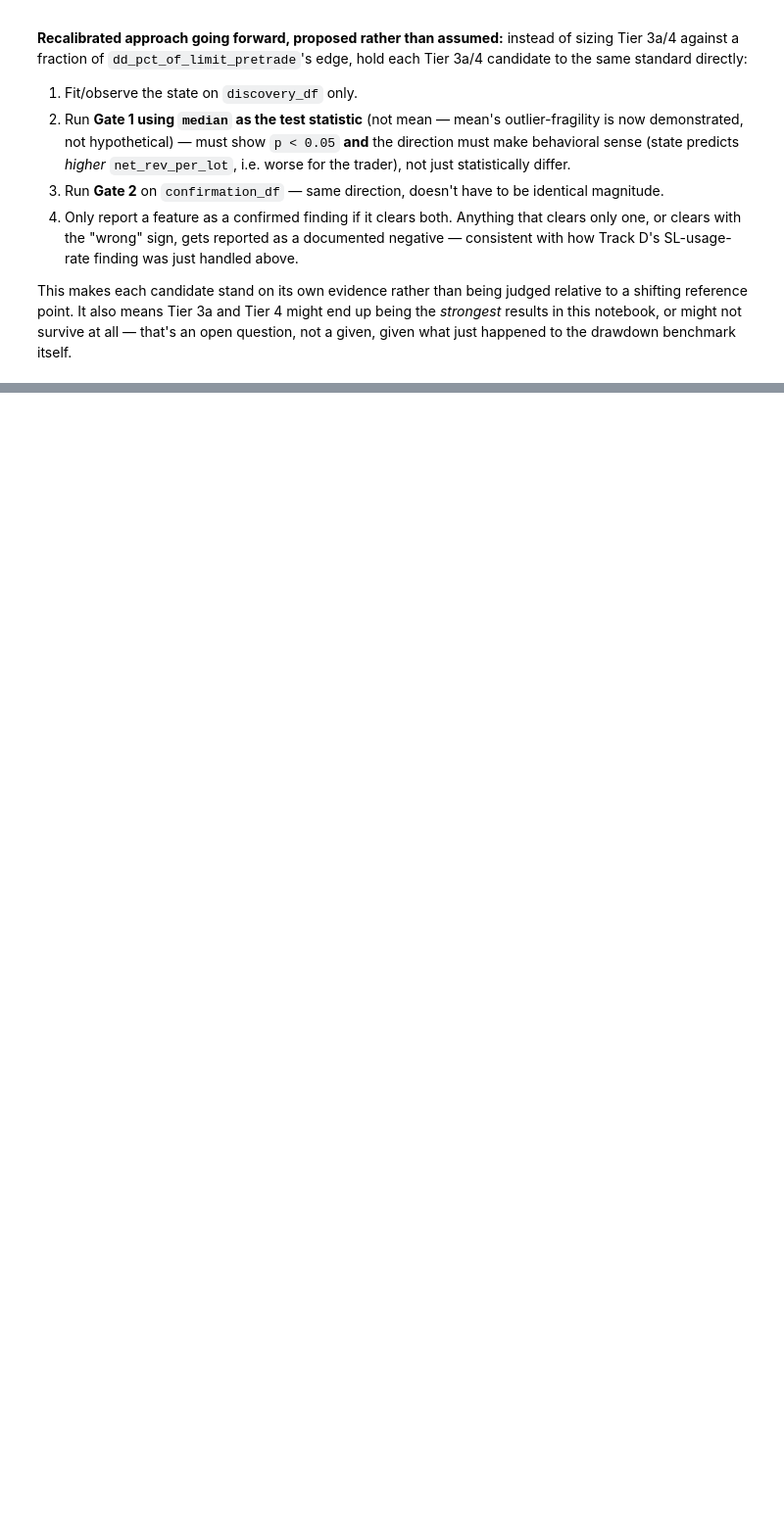
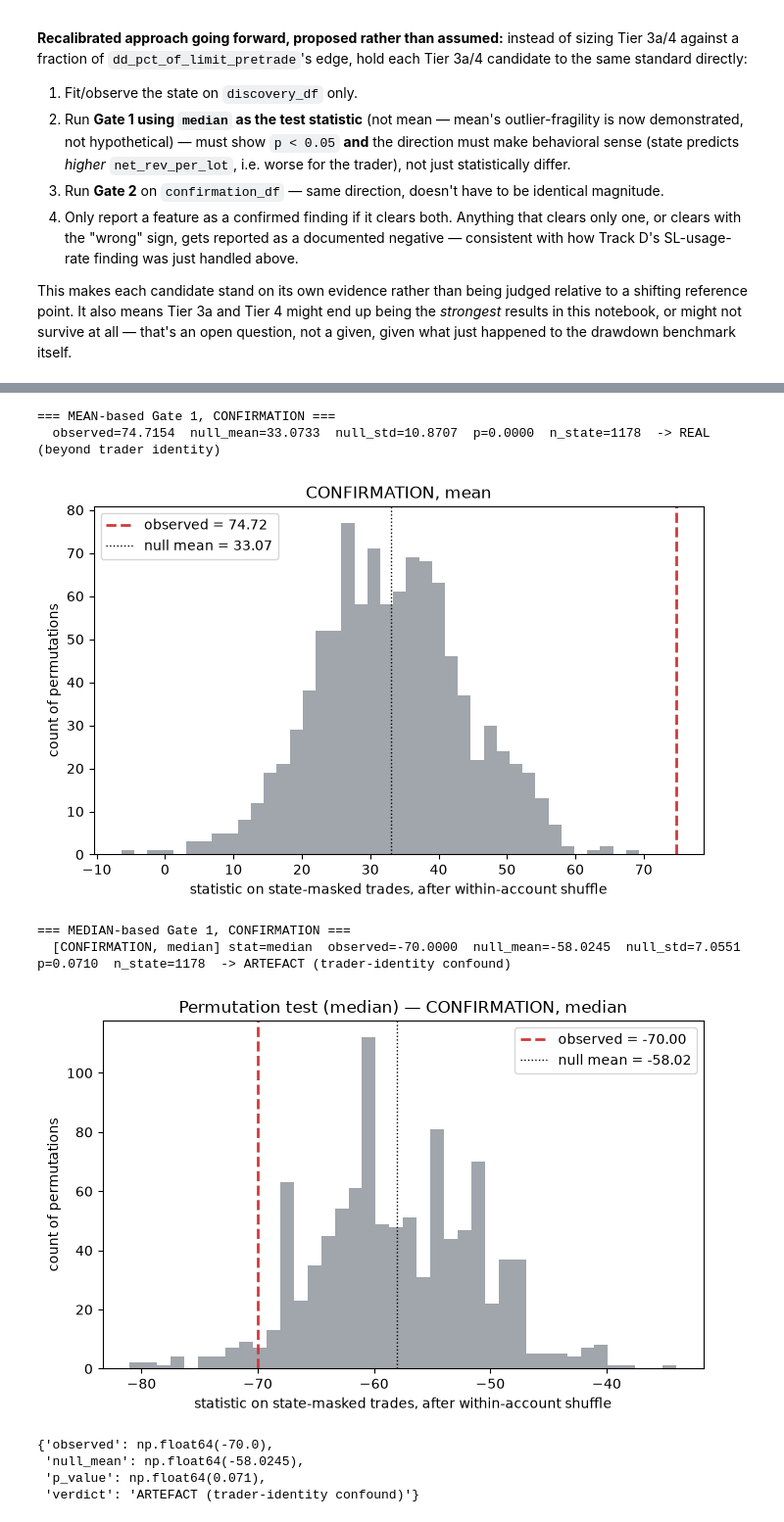
Before and after one commit to aanya006/C22-veNTUre-project, a Jupyter notebook: notebooks/Stage2_FE.ipynb, the cells around one changed output, grey strips where cells are left out. Shown at 98% size. Cells and saved outputs as stored; diff of their text form; code cells hidden in the pictures; blank space fills up the shorter version.

```diff
--- a/notebooks/Stage2_FE.ipynb
+++ b/notebooks/Stage2_FE.ipynb
@@ -983,0 +1121,19 @@ One row per feature analysed above, pulled from the existing results (no re-runn
+# %%
+work_c = confirmation_df.dropna(subset=["dd_pct_of_limit_pretrade"])
+
+print("=== MEAN-based Gate 1, CONFIRMATION ===")
+permutation_test(work_c, work_c["no_sl_flag"], "net_rev_per_lot", n_perm=1000, seed=0, title="CONFIRMATION, mean")
+
+print("\n=== MEDIAN-based Gate 1, CONFIRMATION ===")
+permutation_test_stat(work_c, work_c["no_sl_flag"], "net_rev_per_lot", stat_fn=np.median, n_perm=1000, seed=0, label="CONFIRMATION, median")
+# %% [output]
+=== MEAN-based Gate 1, CONFIRMATION ===
+  observed=74.7154  null_mean=33.0733  null_std=10.8707  p=0.0000  n_state=1178  -> REAL (beyond trader identity)
+[figure, added]
+=== MEDIAN-based Gate 1, CONFIRMATION ===
+  [CONFIRMATION, median] stat=median  observed=-70.0000  null_mean=-58.0245  null_std=7.0551  p=0.0710  n_state=1178  -> ARTEFACT (trader-identity confound)
+[figure, added]
+{'observed': np.float64(-70.0),
+ 'null_mean': np.float64(-58.0245),
+ 'p_value': np.float64(0.071),
+ 'verdict': 'ARTEFACT (trader-identity confound)'}
```
Also changed, not shown: parts of 17 cells of this notebook.
